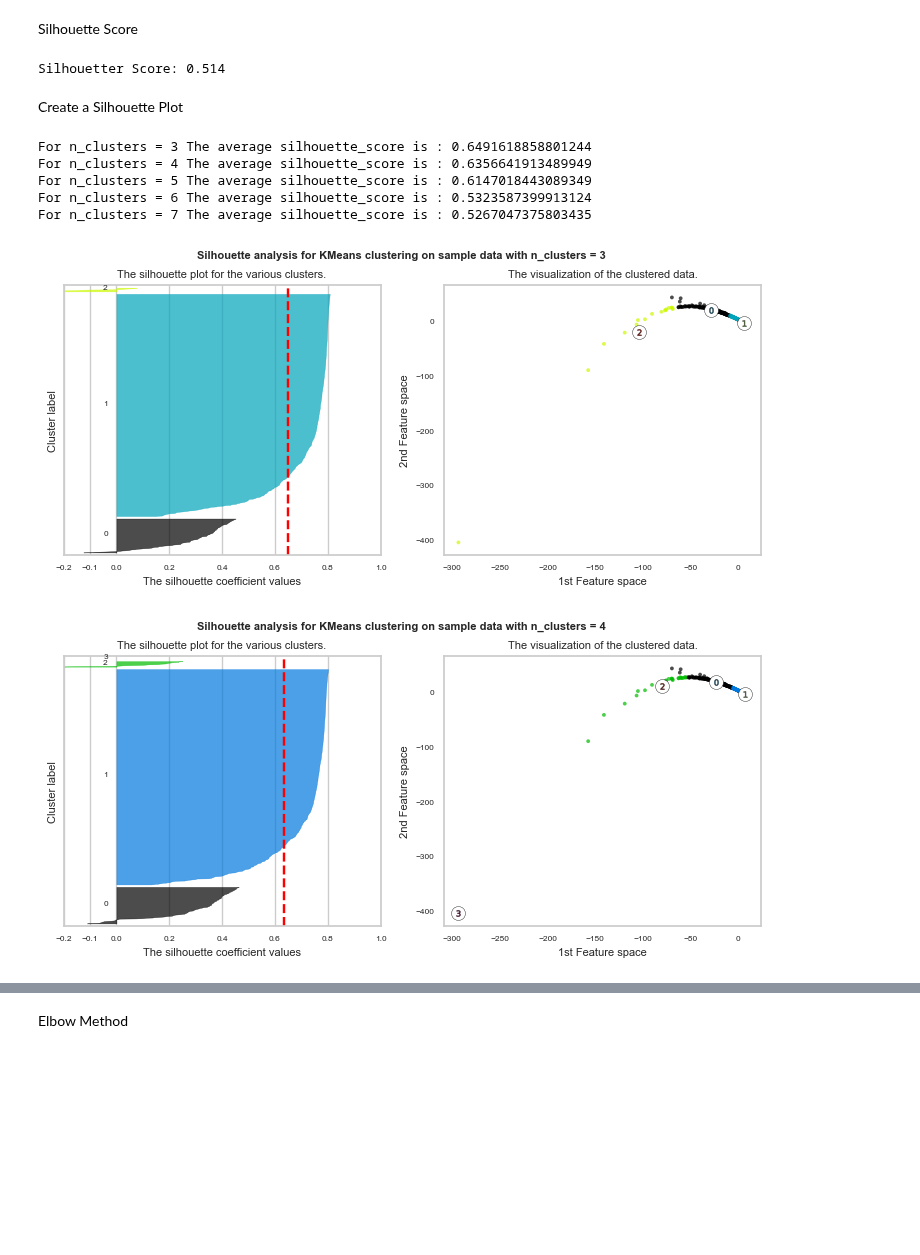
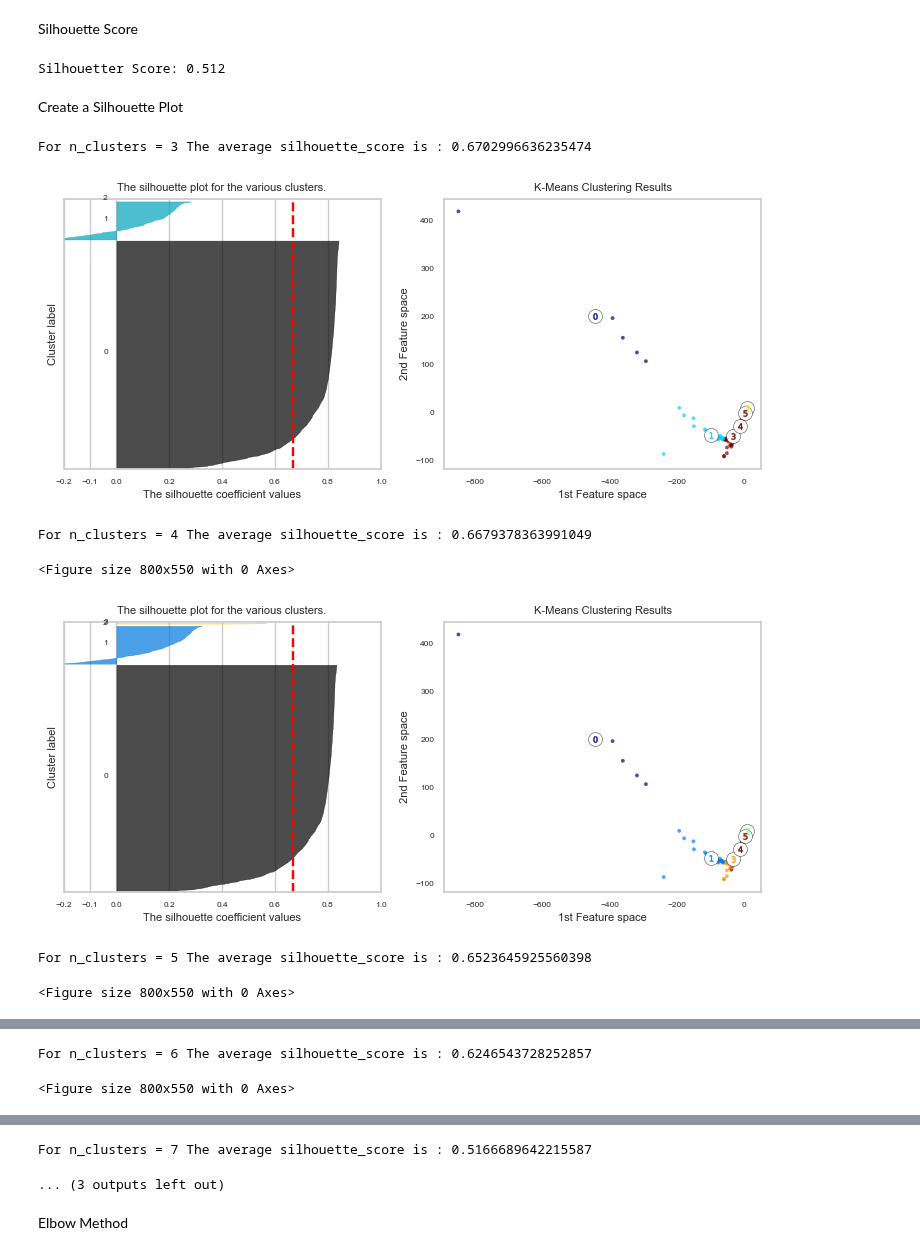
Before and after one commit to martza87/siads_696_mII, a Jupyter notebook: src/04_unsupervised_learning_model.ipynb, the cells around one changed output, grey strips where cells are left out. Drawn from its saved outputs; the diff is of its cells as text; code cells hidden in the pictures; blank space fills up the shorter version.

Commit message:
[Update] finished creating helper functions.  Created a visualization program

```diff
--- a/src/04_unsupervised_learning_model.ipynb
+++ b/src/04_unsupervised_learning_model.ipynb
@@ -317,9 +279,9 @@ plt.show()
 Silhouette Score
 # %%
 # works for all sklearn unsupervised model evaluation metrics with DBSCAN
-sil_score = calculate_silhouette_score(X_pca, km, 'euclidean')
+sil_score = calculate_silhouette_score(X_pca, labels, 'euclidean')
 # %% [output]
-Silhouetter Score: 0.514
+Silhouetter Score: 0.512
 # %% [markdown]
 Create a Silhouette Plot
 # %%
@@ -381,68 +343,38 @@ for n_clusters in range_n_clusters:
 
         # Label the silhouette plots with their cluster numbers at the middle
         ax1.text(-0.05, y_lower + 0.5 * size_cluster_i, str(i), fontsize = 6)
 
         # Compute the new y_lower for next plot
         y_lower = y_upper + 10  # 10 for the 0 samples
 
     ax1.set_title("The silhouette plot for the various clusters.")
     ax1.set_xlabel("The silhouette coefficient values")
     ax1.set_ylabel("Cluster label")
 
     # The vertical line for average silhouette score of all the values
     ax1.axvline(x=silhouette_avg, color="red", linestyle="--")
 
     ax1.set_yticks([])  # Clear the yaxis labels / ticks
     ax1.tick_params(axis='y', labelsize=6)
     ax1.set_xticks([-0.2, -0.1, 0, 0.2, 0.4, 0.6, 0.8, 1])
     ax1.tick_params(axis='x', labelsize=6)
 
     # 2nd Plot showing the actual clusters formed
-    colors = cm.nipy_spectral(cluster_labels.astype(float) / n_clusters)
-    ax2.scatter(
-        X_pca[:, 0], X_pca[:, 1], marker=".", s=30, lw=0, alpha=0.7, c=colors, edgecolor="k"
-    )
-
-    # Labeling the clusters
-    centers = clusterer.cluster_centers_
-    # Draw white circles at cluster centers
-    ax2.scatter(
-        centers[:, 0],
-        centers[:, 1],
-        marker="o",
-        c="white",
-        alpha=1,
-        s=100,
-        edgecolor="k",
-    )
-
-    for i, c in enumerate(centers):
-        ax2.scatter(c[0], c[1], marker="$%d$" % i, alpha=1, s=20, edgecolor="k")
-
-    ax2.set_title("The visualization of the clustered data.")
-    ax2.set_xlabel("1st Feature space")
-    ax2.set_ylabel("2nd Feature space")
-    ax2.grid(False)
-
-
-    plt.rcParams['axes.titlesize'] = 8
-    plt.rcParams['axes.labelsize'] = 8
-    plt.xticks(fontsize=6)
-    plt.yticks(fontsize=6)
+    create_cluster_plot(labels, n_clusters, X_pca, km, ax2, model_type = 'km')
 
     plt.suptitle(
         "Silhouette analysis for KMeans clustering on sample data with n_clusters = %d"
         % n_clusters,
         fontsize=8,
         fontweight="bold",
     )
 
 plt.show()
 # %% [output]
-For n_clusters = 3 The average silhouette_score is : 0.6491618858801244
-For n_clusters = 4 The average silhouette_score is : 0.6356641913489949
-For n_clusters = 5 The average silhouette_score is : 0.6147018443089349
-For n_clusters = 6 The average silhouette_score is : 0.5323587399913124
-For n_clusters = 7 The average silhouette_score is : 0.5267047375803435
+For n_clusters = 3 The average silhouette_score is : 0.6702996636235474
-[figure, old version]
+[figure, new version]
+For n_clusters = 4 The average silhouette_score is : 0.6679378363991049
+<Figure size 800x550 with 0 Axes>
-[figure, old version]
+[figure, new version]
+For n_clusters = 5 The average silhouette_score is : 0.6523645925560398
+<Figure size 800x550 with 0 Axes>
@@ -449,0 +382,2 @@ For n_clusters = 7 The average silhouette_score is : 0.5267047375803435
+For n_clusters = 6 The average silhouette_score is : 0.6246543728252857
+<Figure size 800x550 with 0 Axes>
@@ -452,3 +385,5 @@ For n_clusters = 7 The average silhouette_score is : 0.5267047375803435
+For n_clusters = 7 The average silhouette_score is : 0.5166689642215587
+... (3 outputs left out)
 # %% [markdown]
 Elbow Method
 # %%
```
Also changed, not shown: parts of 35 cells of this notebook, 2 other files.
